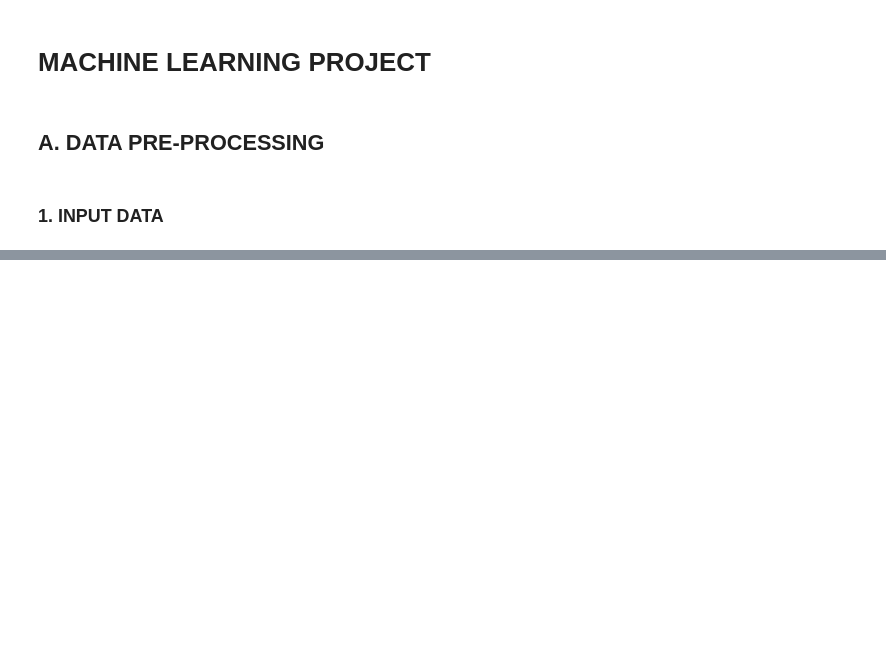
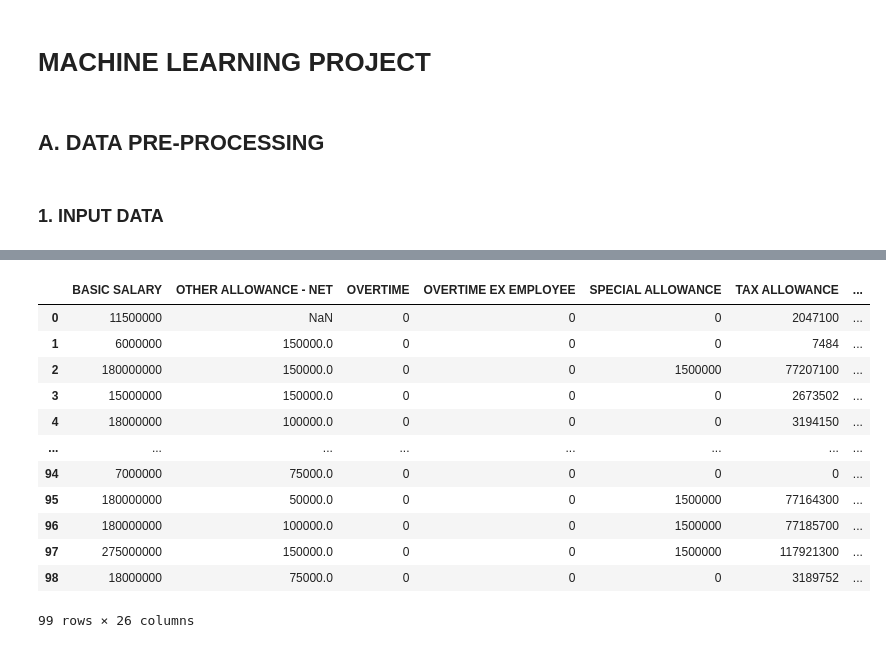
Before and after one commit to RidhoSuharis/ENSO-ML-PROJECT-1, a Jupyter notebook: jupyter-notebook/machine-learning-project.ipynb, the cells around one changed output, grey strips where cells are left out. Cells and saved outputs as stored; diff of their text form; code cells hidden in the pictures; blank space fills up the shorter version.

```diff
--- a/jupyter-notebook/machine-learning-project.ipynb
+++ b/jupyter-notebook/machine-learning-project.ipynb
@@ -55 +55,5 @@ TAKE HOME PAY        7
 dtype: int64
+# %%
+# informasi data
+pd.set_option("display.max_columns", None)
+full_list.describe()
@@ -55,0 +70,18 @@ dtype: int64
+# %%
+# hapus data dengan tipe data selain numerik karena kita hanya membutuhkan data dengan type numerik
+new_full_list = full_list.drop(["EMP ID","EMP NAME","JOIN DATE","TERM DATE","GENDER","TAX STATUS","NPWP","KTP","BPJS ID","BANK NAME","ACCOUNT NUMBER","ACCOUNT NAME","FULL BASIC SALARY","COMPANY","PAY GROUP","TAX GROUP","EMPLOYMENT STATUS","JOB TITLE","ORGANIZATION UNIT","BPJS GROUP","COST CENTER","GRADE","LEVEL","WORKING LOCATION","BRANCH"], axis='columns')
+new_full_list
+# %% [output]
+|  | BASIC SALARY | OTHER ALLOWANCE - NET | OVERTIME | OVERTIME EX EMPLOYEE | SPECIAL ALLOWANCE | TAX ALLOWANCE | ... |
+| 0 | 11500000 | NaN | 0 | 0 | 0 | 2047100 | ... |
+| 1 | 6000000 | 150000.0 | 0 | 0 | 0 | 7484 | ... |
+| 2 | 180000000 | 150000.0 | 0 | 0 | 1500000 | 77207100 | ... |
+| 3 | 15000000 | 150000.0 | 0 | 0 | 0 | 2673502 | ... |
+| 4 | 18000000 | 100000.0 | 0 | 0 | 0 | 3194150 | ... |
+| ... | ... | ... | ... | ... | ... | ... | ... |
+| 94 | 7000000 | 75000.0 | 0 | 0 | 0 | 0 | ... |
+| 95 | 180000000 | 50000.0 | 0 | 0 | 1500000 | 77164300 | ... |
+| 96 | 180000000 | 100000.0 | 0 | 0 | 1500000 | 77185700 | ... |
+| 97 | 275000000 | 150000.0 | 0 | 0 | 1500000 | 117921300 | ... |
+| 98 | 18000000 | 75000.0 | 0 | 0 | 0 | 3189752 | ... |
+99 rows × 26 columns
```
Also changed, not shown: parts of 23 cells of this notebook, 1 other file.
